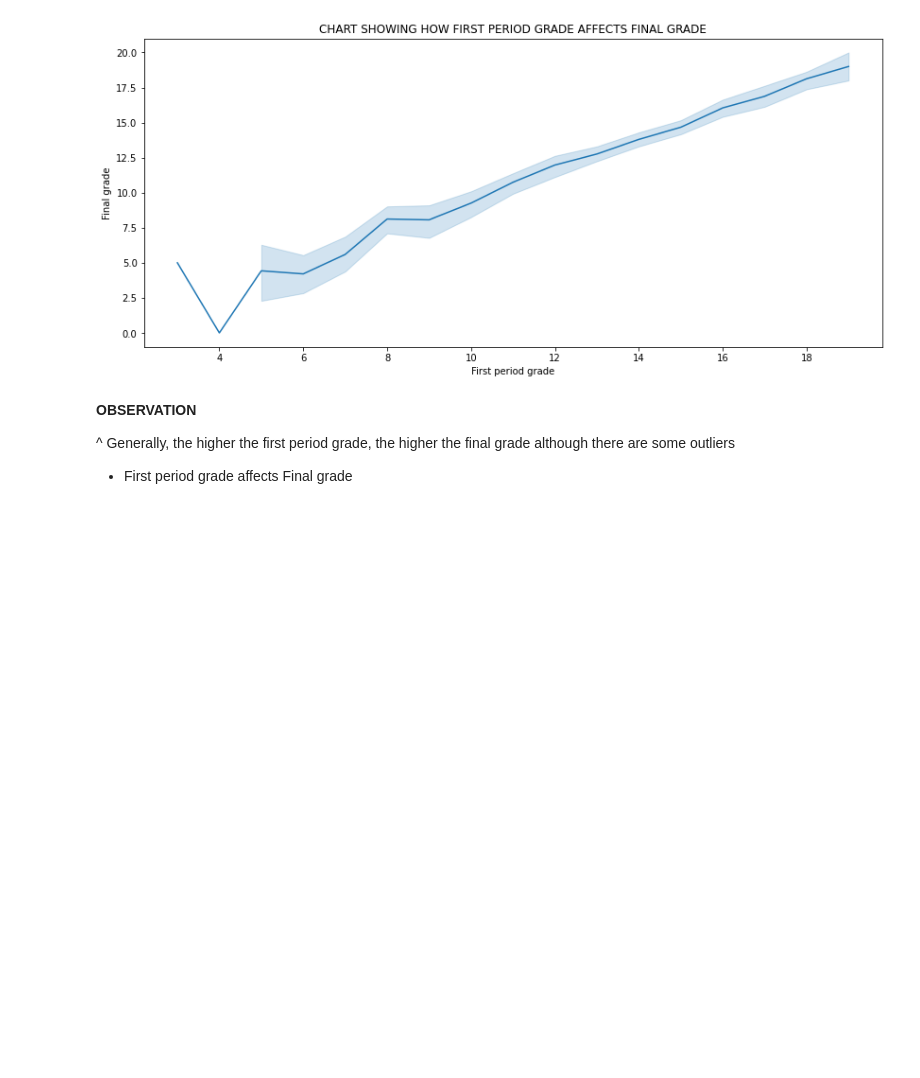
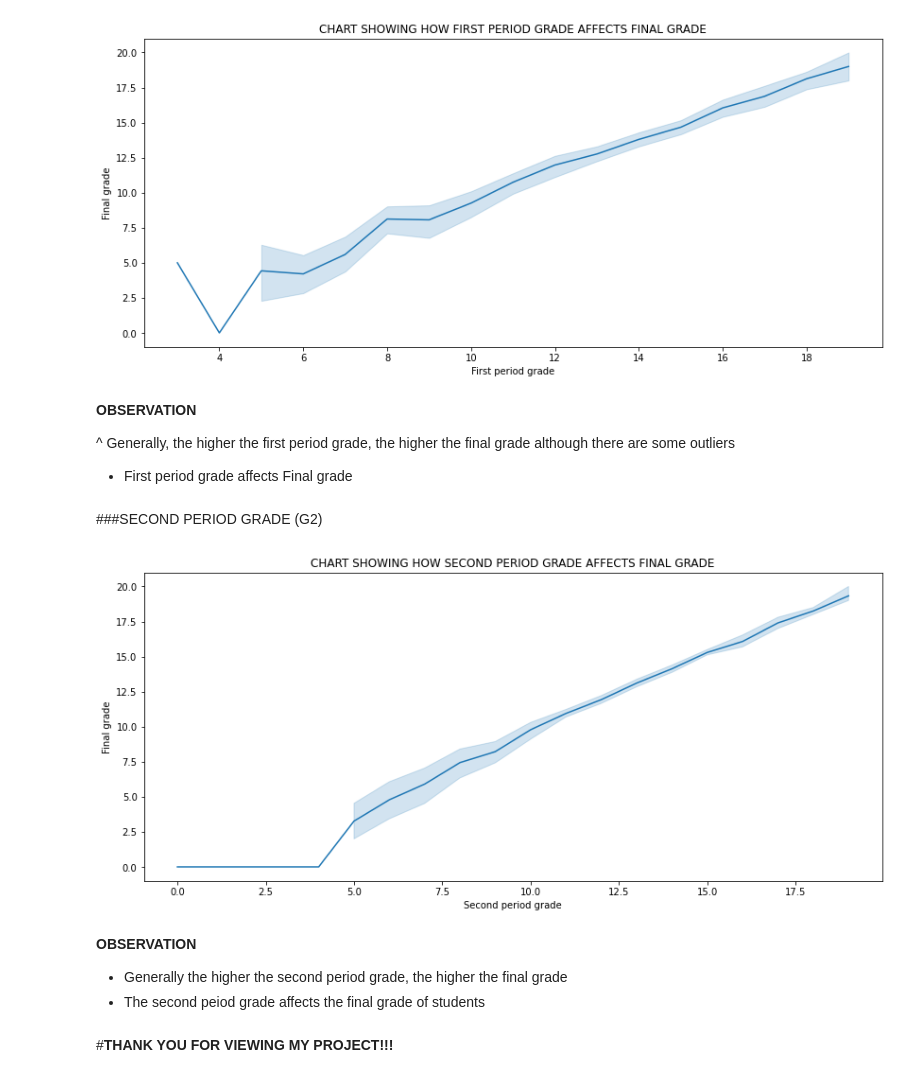
Before and after one commit to devchoplife/Students-grades, a Jupyter notebook: portuguese_students_grade_analysis.ipynb, the cells around one changed output. Drawn from its saved outputs; the diff is of its cells as text; code cells hidden in the pictures; blank space fills up the shorter version.

```diff
--- a/portuguese_students_grade_analysis.ipynb
+++ b/portuguese_students_grade_analysis.ipynb
@@ -898,3 +898,21 @@ plt.show()
 
 ^ Generally, the higher the first period grade, the higher the final grade although there are some outliers
 * First period grade affects Final grade
+# %% [markdown]
+###SECOND PERIOD GRADE (G2)
+# %%
+plt.figure(figsize = (14, 6))
+sns.lineplot('G2', 'G3', data = grades)
+plt.title("CHART SHOWING HOW SECOND PERIOD GRADE AFFECTS FINAL GRADE")
+plt.xlabel("Second period grade")
+plt.ylabel("Final grade")
+plt.show()
+# %% [output]
+[figure, added]
+# %% [markdown]
+**OBSERVATION**
+
+* Generally the higher the second period grade, the higher the final grade
+* The second peiod grade affects the final grade of students
+# %% [markdown]
+#**THANK YOU FOR VIEWING MY PROJECT!!!**
```
